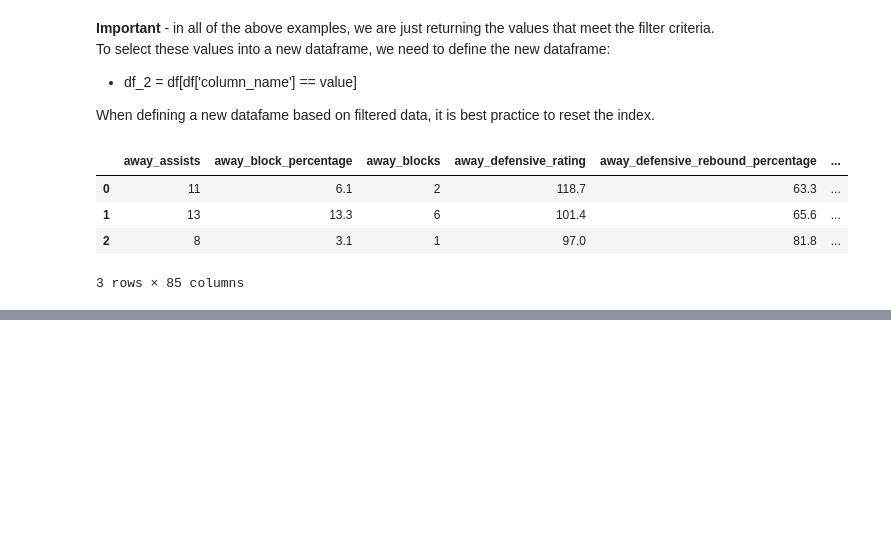
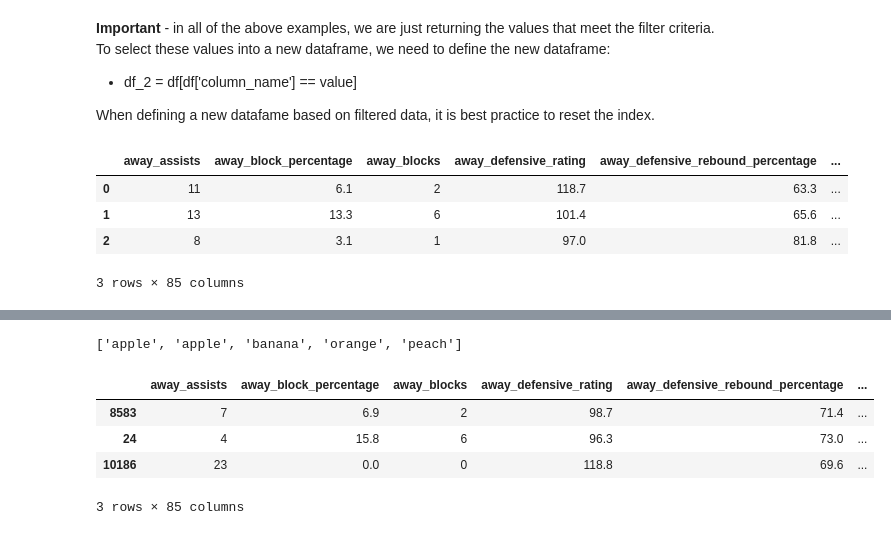
Before and after one commit to JoeRatterman-AMEND/python-training-material, a Jupyter notebook: 2022-fall-python-tutorial/notebooks/04_data_manipulations_in_python.ipynb, the cells around one changed output, grey strips where cells are left out. Saved outputs shown, nothing was run; the diff lists cells and outputs as text; code cells hidden in the pictures; blank space fills up the shorter version.

```diff
--- a/2022-fall-python-tutorial/notebooks/04_data_manipulations_in_python.ipynb
+++ b/2022-fall-python-tutorial/notebooks/04_data_manipulations_in_python.ipynb
@@ -306,0 +357,16 @@ df_2.head(3)
+# %%
+# Sort the fruit_list
+fruit_list.sort()
+print(fruit_list)
+# %% [output]
+['apple', 'apple', 'banana', 'orange', 'peach']
+# %%
+# Sort df by winning_name
+df.sort_values(['winning_name'], ascending = True, inplace = True)
+df.head(3)
+# %% [output]
+|  | away_assists | away_block_percentage | away_blocks | away_defensive_rating | away_defensive_rebound_percentage | ... |
+| 8583 | 7 | 6.9 | 2 | 98.7 | 71.4 | ... |
+| 24 | 4 | 15.8 | 6 | 96.3 | 73.0 | ... |
+| 10186 | 23 | 0.0 | 0 | 118.8 | 69.6 | ... |
+3 rows × 85 columns
```
Also changed, not shown: parts of 32 cells of this notebook, 3 other files.
